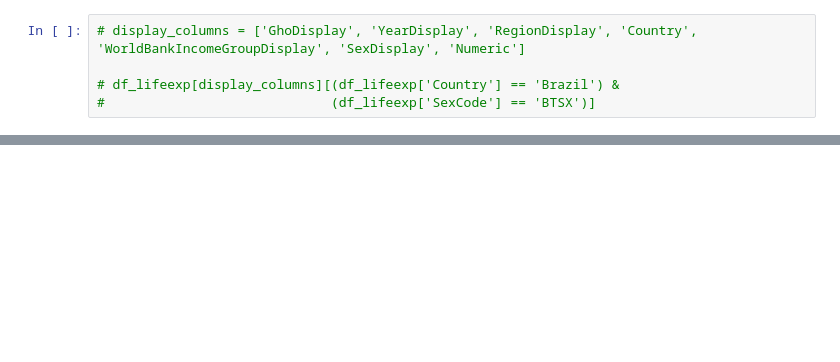
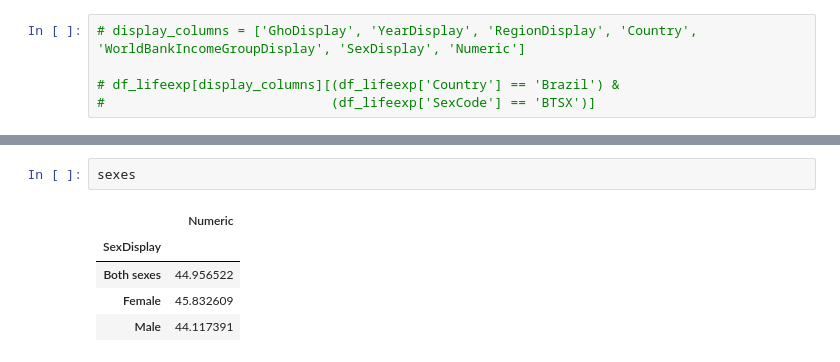
Before and after one commit to flohmannjr/Alcohol_and_Life_Expectancy, a Jupyter notebook: Alcohol_and_Life_Expectancy.ipynb, the cells around one changed output, grey strips where cells are left out. Cells and saved outputs as stored; diff of their text form; blank space fills up the shorter version.

```diff
--- a/Alcohol_and_Life_Expectancy.ipynb
+++ b/Alcohol_and_Life_Expectancy.ipynb
@@ -195,0 +256,8 @@ Name: SexDisplay, dtype: int64
+# %%
+sexes
+# %% [output]
+|  | Numeric |
+| SexDisplay |  |
+| Both sexes | 44.956522 |
+| Female | 45.832609 |
+| Male | 44.117391 |
```
Also changed, not shown: parts of 11 cells of this notebook.
